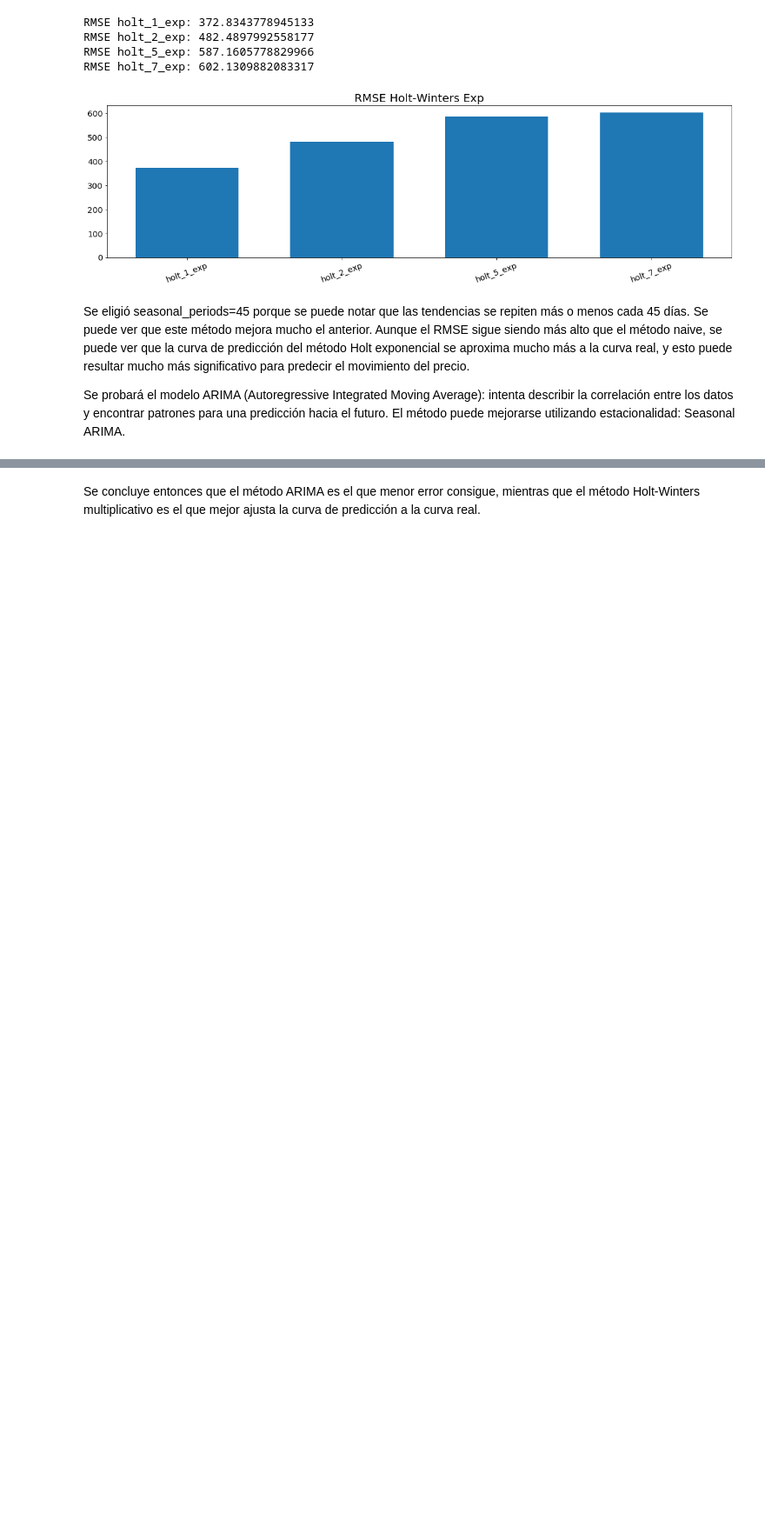
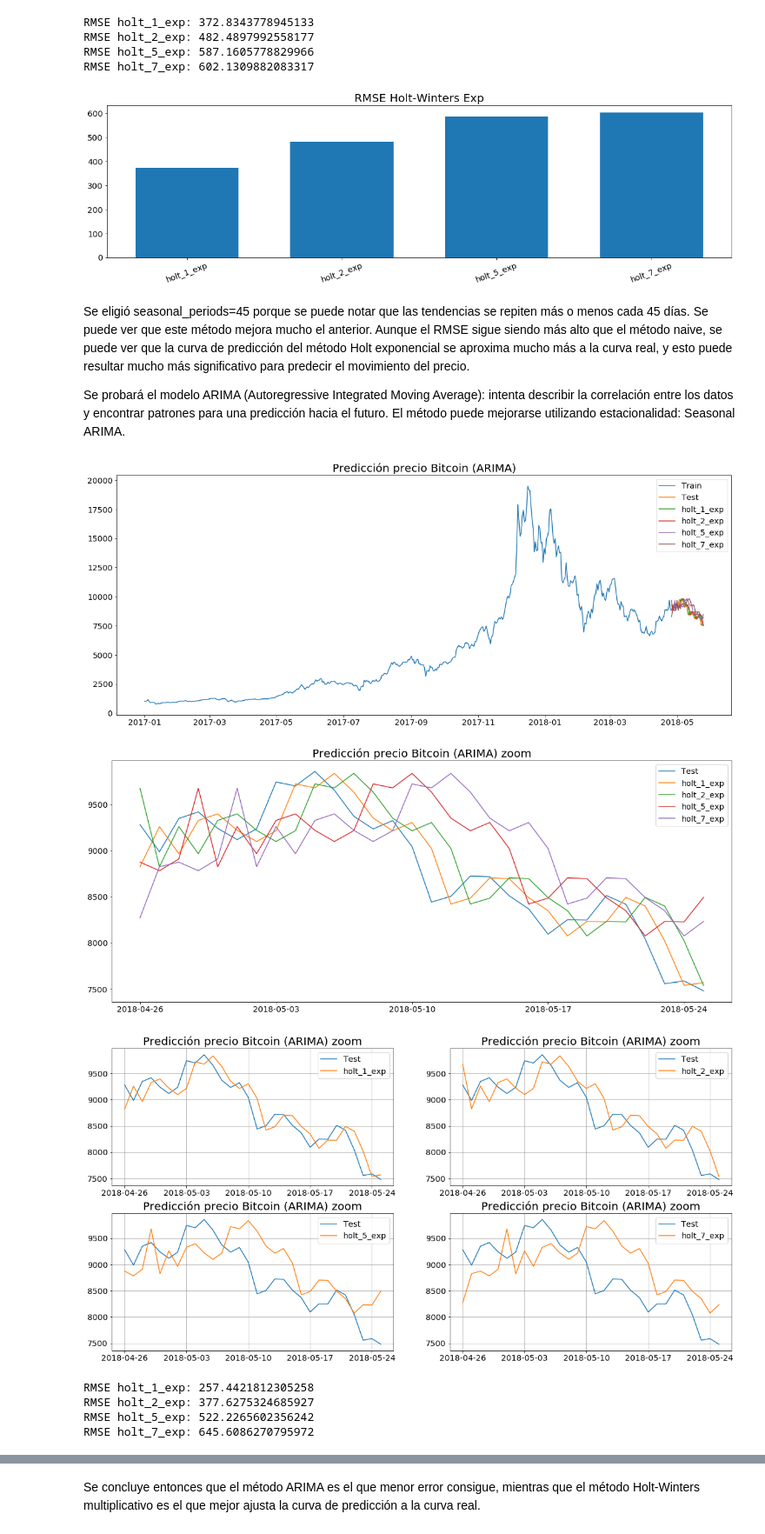
Before and after one commit to leandro-ercoli/proyectofinal, a Jupyter notebook: SimuladorBaselines.ipynb, the cells around one changed output, grey strips where cells are left out. Shown at 87% size. Drawn from its saved outputs; the diff is of its cells as text; code cells hidden in the pictures; blank space fills up the shorter version.

Commit message:
metodo ARIMA

```diff
--- a/SimuladorBaselines.ipynb
+++ b/SimuladorBaselines.ipynb
@@ -544,83 +547,72 @@ Aunque el RMSE sigue siendo más alto que el método naive, se puede ver que la
 
 Se probará el modelo ARIMA (Autoregressive Integrated Moving Average): intenta describir la correlación entre los datos y encontrar patrones para una predicción hacia el futuro. El método puede mejorarse utilizando estacionalidad: Seasonal ARIMA.
 # %%
-y_ARIMA = test.copy()
-arima = sm.tsa.statespace.SARIMAX(train['bitcoin']).fit()
-#y_ARIMA['arima'] = arima.predict(dynamic=True)
-print(arima.predict(dynamic=True))
-
-'''
 #Método
 y_ARIMA = test.copy()
 for f in dia_futuro:
-    y_ARIMA['ARIMA_' + str(f)] = np.nan
+    y_ARIMA['holt_' + str(f) + '_exp'] = np.nan
     for i in range(0,test_size):
         training = df[0:len(df)-test_size+i-f+1]
-        arima = sm.tsa.statespace.SARIMAX(np.asarray(training)).fit()
-        y_ARIMA['arima'] = arima.predict(, dynamic=True)
+        training.index = pd.DatetimeIndex(training.index.values,
+                               freq=training.index.inferred_freq)
+        arima = sm.tsa.statespace.SARIMAX(training).fit()
+        y_ARIMA['holt_' + str(f) + '_exp'][i] = arima.forecast(1)
+
+y_ARIMA.to_csv('baselines/ARIMA.csv')
 
 #Graficar la serie completa
 plt.figure(figsize=(20,8))
 plt.plot(train.index, train['bitcoin'], label='Train')
 plt.plot(test.index, test['bitcoin'], label='Test')
-for i in range(1,len(y_holtwinters.columns)):
-    plt.plot(y_holt.index, y_holtwinters[y_holtwinters.columns[i]], label=y_holtwinters.columns[i])
+for i in range(1,len(y_ARIMA.columns)):
+    plt.plot(y_ARIMA.index, y_ARIMA[y_ARIMA.columns[i]], label=y_ARIMA.columns[i])
 plt.legend(loc='best')
-plt.title("Predicción precio Bitcoin (Holt-Winters)",fontsize=20)
+plt.title("Predicción precio Bitcoin (ARIMA)",fontsize=20)
 plt.show()
 
 #Graficar solo la porción de test
 plt.figure(figsize=(20,8))
 plt.plot(test.index, test['bitcoin'], label='Test')
-for i in range(1,len(y_holtwinters.columns)):
-    plt.plot(y_holt.index, y_holtwinters[y_holtwinters.columns[i]], label=y_holtwinters.columns[i])
+for i in range(1,len(y_ARIMA.columns)):
+    plt.plot(y_ARIMA.index, y_ARIMA[y_ARIMA.columns[i]], label=y_ARIMA.columns[i])
 plt.legend(loc='best')
-plt.title("Predicción precio Bitcoin (Holt-Winters) zoom",fontsize=20)
+plt.title("Predicción precio Bitcoin (ARIMA) zoom",fontsize=20)
 plt.show()
 
 #Gráficar por día futuro
 plt.figure(figsize=(20,5*len(dia_futuro)/2))
 col = 1
-for i in range(1,len(y_holtwinters.columns),2):
+for i in range(1,len(y_ARIMA.columns),1):
     plt.subplot(2, 2, col)
     plt.plot(test.index, test['bitcoin'], label='Test')
-    plt.plot(y_holtwinters.index, y_holtwinters[y_holtwinters.columns[i]], label=y_holtwinters.columns[i])
-    plt.plot(y_holtwinters.index, y_holtwinters[y_holtwinters.columns[i+1]], label=y_holtwinters.columns[i+1])
-    plt.title("Predicción precio Bitcoin (Holt-Winters) zoom",fontsize=20)
+    plt.plot(y_ARIMA.index, y_ARIMA[y_ARIMA.columns[i]], label=y_ARIMA.columns[i])
+    plt.title("Predicción precio Bitcoin (ARIMA) zoom",fontsize=20)
     plt.legend()
     plt.grid(color='grey', linestyle='-', linewidth=0.5)
     col+=1
 plt.show()
 
 #Cálculo de error
 rmses_y = []
 rmses_x = []
-for i in range(1,len(y_holtwinters.columns)):
-    rmse = sqrt(mean_squared_error(test.bitcoin, y_holtwinters[y_holtwinters.columns[i]]))
-    print("RMSE " + y_holtwinters.columns[i] + ": " + str(rmse))
+for i in range(1,len(y_ARIMA.columns)):
+    rmse = sqrt(mean_squared_error(test.bitcoin, y_ARIMA[y_ARIMA.columns[i]]))
+    print("RMSE " + y_ARIMA.columns[i] + ": " + str(rmse))
     rmses_y.append(rmse)
-    rmses_x.append(y_holtwinters.columns[i])
+    rmses_x.append(y_ARIMA.columns[i])
 
 #Graficar RMSE
 width = 1/1.5
 plt.figure(figsize=(20,5))
 plt.bar(rmses_x, rmses_y, width)
 plt.xticks(rotation=20)
-plt.title("RMSE",fontsize=20)
+plt.title("RMSE ARIMA",fontsize=20)
 plt.show()
-
-
-
-
-
-plt.figure(figsize=(20,8))
-plt.plot(train.index, train['bitcoin'], label='Train')
-plt.plot(test.index, test['bitcoin'], label='Test')
-plt.plot(y_ARIMA.index, y_ARIMA['arima'], label='Método ARIMA')
-plt.legend(loc='best')
-plt.title("Predicción precio Bitcoin")
-plt.show()
-
-rms = sqrt(mean_squared_error(test.bitcoin, y_ARIMA.arima))
-print("RMSE (ARIMA):" + str(rms))
-'''
+# %% [output]
+[figure, added]
+[figure, added]
+[figure, added]
+RMSE holt_1_exp: 257.4421812305258
+RMSE holt_2_exp: 377.6275324685927
+RMSE holt_5_exp: 522.2265602356242
+RMSE holt_7_exp: 645.6086270795972
```
Also changed, not shown: parts of 3 cells of this notebook, 1 other file.
